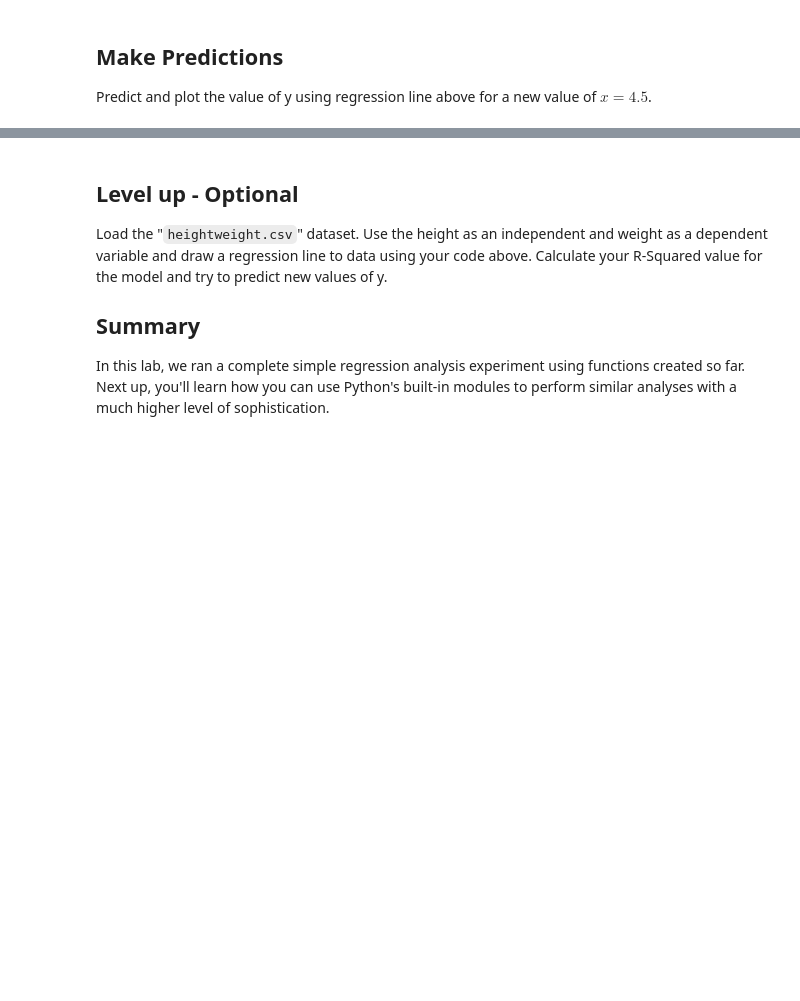
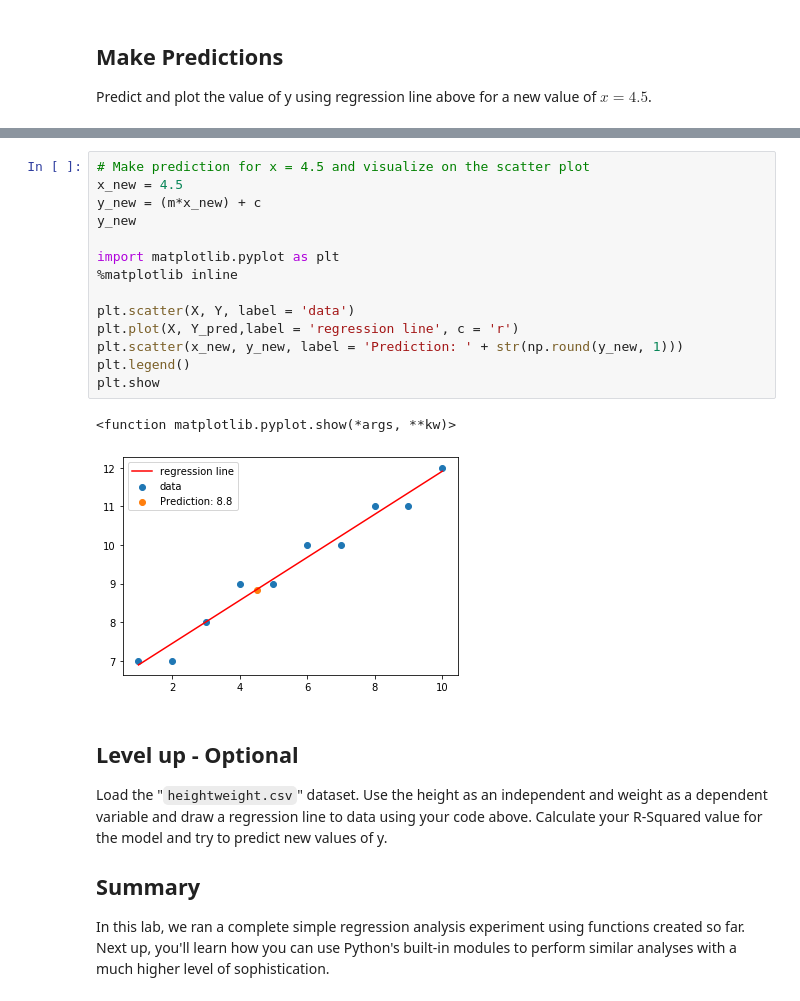
Before and after one commit to lauren-esser/Complete-regression-lab-onl01-dtsc-ft-070620, a Jupyter notebook: index.ipynb, the cells around one changed output, grey strips where cells are left out. Drawn from its saved outputs; the diff is of its cells as text; blank space fills up the shorter version.

```diff
--- a/index.ipynb
+++ b/index.ipynb
@@ -64,3 +107,20 @@ Predict and plot the value of y using regression line above for a new value of $
+# %%
+# Make prediction for x = 4.5 and visualize on the scatter plot
+x_new = 4.5
+y_new = (m*x_new) + c
+y_new
+
+import matplotlib.pyplot as plt
+%matplotlib inline
+
+plt.scatter(X, Y, label = 'data')
+plt.plot(X, Y_pred,label = 'regression line', c = 'r')
+plt.scatter(x_new, y_new, label = 'Prediction: ' + str(np.round(y_new, 1)))
+plt.legend()
+plt.show
+# %% [output]
+<function matplotlib.pyplot.show(*args, **kw)>
+[figure, added]
 # %% [markdown]
 ## Level up - Optional
 Load the "`heightweight.csv`" dataset. Use the height as an independent and weight as a dependent variable and draw a regression line to data using your code above. Calculate your R-Squared value for the model and try to predict new values of y.
```
Also changed, not shown: parts of 6 cells of this notebook.
